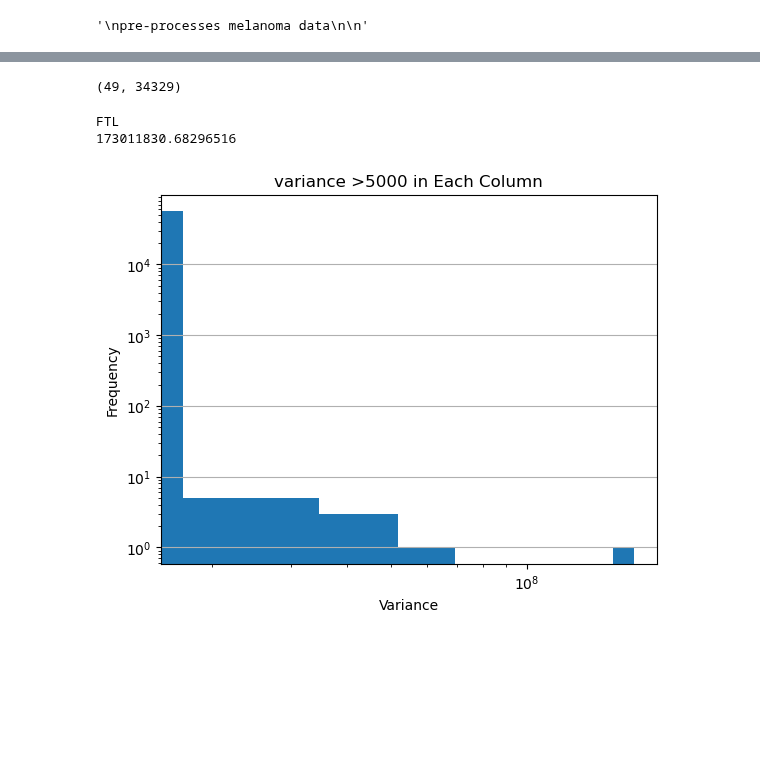
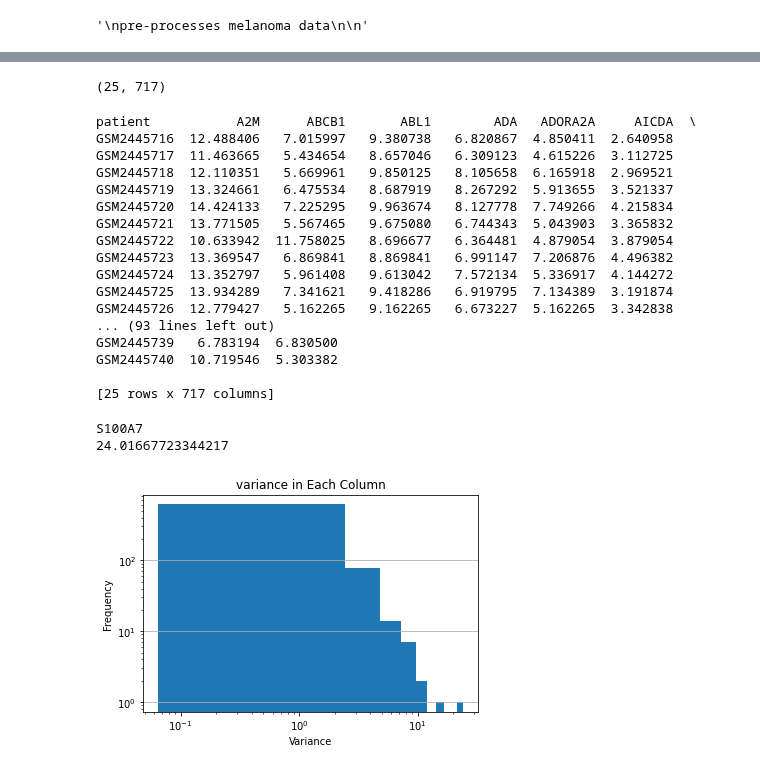
Before and after one commit to evzhng/LMP1210_2024, a Jupyter notebook: scripts/preprocess_GSE910.ipynb, the cells around one changed output, grey strips where cells are left out. Cells and saved outputs as stored; diff of their text form; code cells hidden in the pictures; blank space fills up the shorter version.

```diff
--- a/scripts/preprocess_GSE910.ipynb
+++ b/scripts/preprocess_GSE910.ipynb
@@ -15,6 +14,6 @@ pre-processes melanoma data
 # %%
 # read in data
 
-raw_data = pd.read_csv('../Melanoma/Melanoma_GSE910.csv_PD_1.csv')
-raw_data.tail()
+raw_data = pd.read_csv('../Melanoma/total_PD_1.csv')
+raw_data.head()
 # %% [output]
@@ -68,7 +62,13 @@ Index(['SRR5088813', 'SRR5088815', 'SRR5088819', 'SRR5088821', 'SRR5088822',
 # %%
+# filtering
+
+# select GSM24457 samples
+
+clean_data.index = clean_data.index.astype(str)
+clean_data = clean_data[clean_data.index.str.contains('GSM24457')]
+
 # drop any genes with > 90% missing data
 
-
-clean_data= clean_data.dropna(thresh = clean_data.shape[0]*0.9, axis=1)
-print(clean_data.shape)
+clean_data = clean_data.dropna(thresh = clean_data.shape[0]*0.9, how='all', axis=1)
+print(clean_data)
 # %% [output]
@@ -79,26 +95,45 @@ zero_percent = (clean_data == 0). mean(axis = 0)
 clean_data = clean_data.loc[:,zero_percent<0.8]
 print(clean_data.shape)
 # %% [output]
-(49, 34329)
+(25, 717)
 # %%
 clean_data_numeric = clean_data.apply(pd.to_numeric, errors='coerce')
+print(clean_data_numeric)
+# %% [output]
+patient           A2M      ABCB1       ABL1        ADA   ADORA2A     AICDA  \
+GSM2445716  12.488406   7.015997   9.380738   6.820867  4.850411  2.640958
+GSM2445717  11.463665   5.434654   8.657046   6.309123  4.615226  3.112725
+GSM2445718  12.110351   5.669961   9.850125   8.105658  6.165918  2.969521
+GSM2445719  13.324661   6.475534   8.687919   8.267292  5.913655  3.521337
+GSM2445720  14.424133   7.225295   9.963674   8.127778  7.749266  4.215834
+GSM2445721  13.771505   5.567465   9.675080   6.744343  5.043903  3.365832
+GSM2445722  10.633942  11.758025   8.696677   6.364481  4.879054  3.879054
+GSM2445723  13.369547   6.869841   8.869841   6.991147  7.206876  4.496382
+GSM2445724  13.352797   5.961408   9.613042   7.572134  5.336917  4.144272
+GSM2445725  13.934289   7.341621   9.418286   6.919795  7.134389  3.191874
+GSM2445726  12.779427   5.162265   9.162265   6.673227  5.162265  3.342838
+... (93 lines left out)
+GSM2445739   6.783194  6.830500
+GSM2445740  10.719546  5.303382
+
+[25 rows x 717 columns]
 # %%
 col_var = clean_data_numeric.var()
 print(col_var.idxmax())
 print(col_var.max())
 # %% [output]
-FTL
-173011830.68296516
+S100A7
+24.01667723344217
 # %%
 plt.hist(col_var)
 plt.xscale('log')
 plt.yscale('log')
 plt.xlabel('Variance')
 plt.ylabel('Frequency')
-plt.title('variance >5000 in Each Column')
+plt.title('variance in Each Column')
 plt.grid(axis='y')
 plt.show()
 # %% [output]
-[figure, old version]
+[figure, new version]
 # %%
 top_100_var = col_var.nlargest(100)
```
Also changed, not shown: parts of 11 cells of this notebook, 7 other files.
